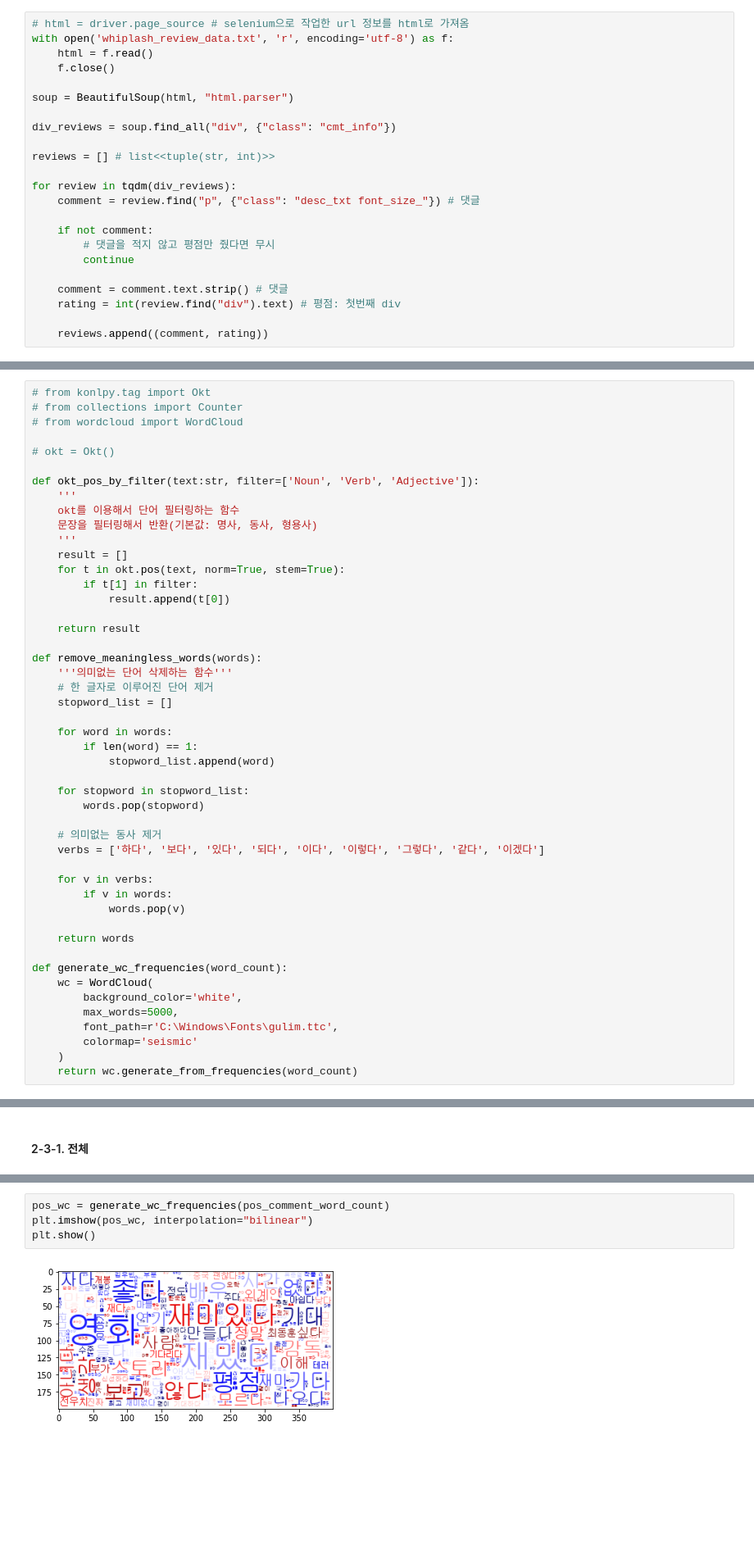
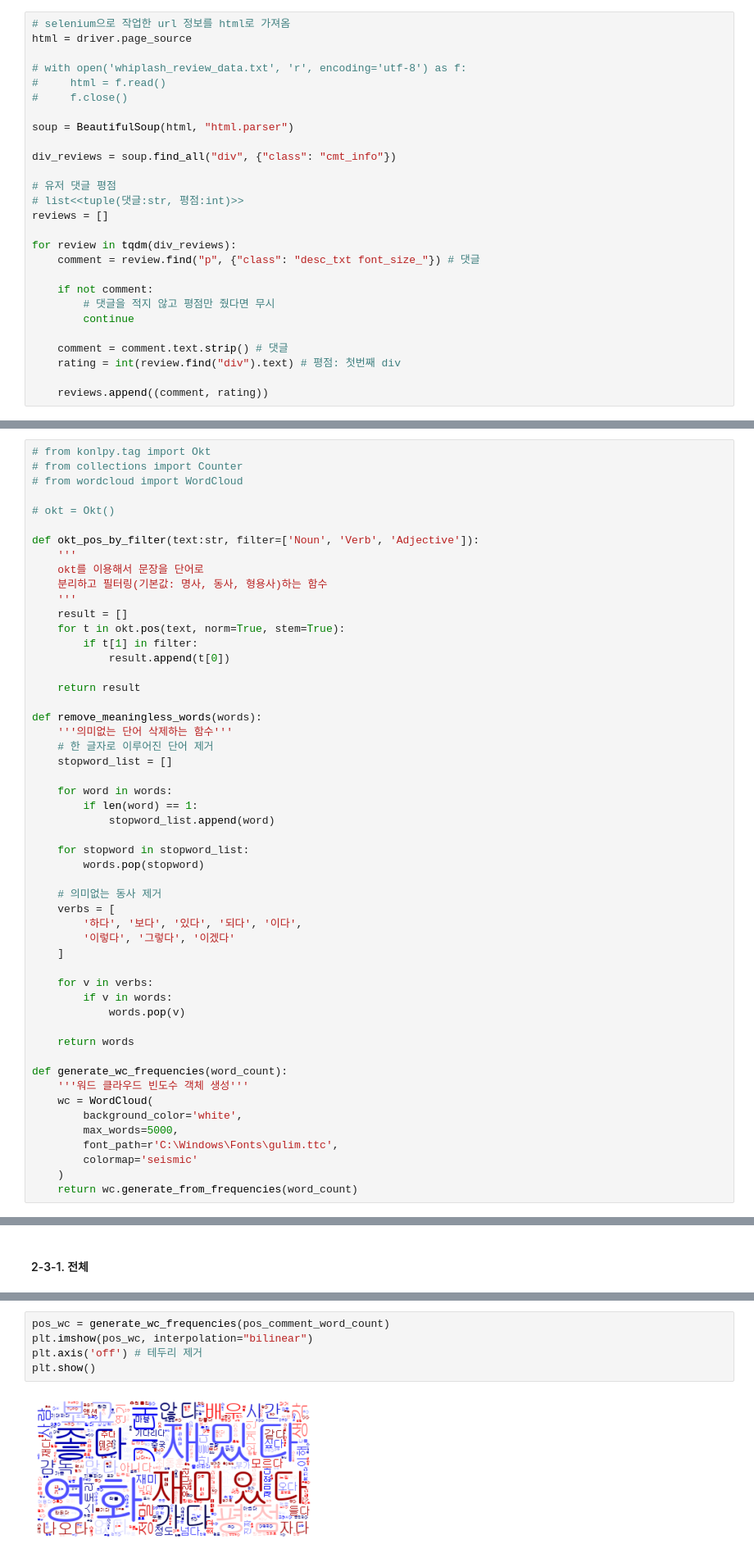
Before and after one commit to Eui9179/AI-DS, a Jupyter notebook: Exercises/final/movie_review_analysis.ipynb, the cells around one changed output, grey strips where cells are left out. Shown at 82% size. Drawn from its saved outputs; the diff is of its cells as text; blank space fills up the shorter version.

```diff
--- a/Exercises/final/movie_review_analysis.ipynb
+++ b/Exercises/final/movie_review_analysis.ipynb
@@ -74,14 +64,18 @@ soup = BeautifulSoup(html.read(), "html.parser")
 # %%
-# html = driver.page_source # selenium으로 작업한 url 정보를 html로 가져옴
-with open('whiplash_review_data.txt', 'r', encoding='utf-8') as f:
-    html = f.read()
-    f.close()
+# selenium으로 작업한 url 정보를 html로 가져옴
+html = driver.page_source
+
+# with open('whiplash_review_data.txt', 'r', encoding='utf-8') as f:
+#     html = f.read()
+#     f.close()
 
 soup = BeautifulSoup(html, "html.parser")
 
 div_reviews = soup.find_all("div", {"class": "cmt_info"})
 
-reviews = [] # list<<tuple(str, int)>>
+# 유저 댓글 평점
+# list<<tuple(댓글:str, 평점:int)>>
+reviews = []
 
 for review in tqdm(div_reviews):
     comment = review.find("p", {"class": "desc_txt font_size_"}) # 댓글
@@ -107,8 +110,8 @@ for review in tqdm(div_reviews):
 
 def okt_pos_by_filter(text:str, filter=['Noun', 'Verb', 'Adjective']):
     '''
-    okt를 이용해서 단어 필터링하는 함수
-    문장을 필터링해서 반환(기본값: 명사, 동사, 형용사)
+    okt를 이용해서 문장을 단어로
+    분리하고 필터링(기본값: 명사, 동사, 형용사)하는 함수
     '''
     result = []
     for t in okt.pos(text, norm=True, stem=True):
@@ -130,7 +133,10 @@ def remove_meaningless_words(words):
         words.pop(stopword)
 
     # 의미없는 동사 제거
-    verbs = ['하다', '보다', '있다', '되다', '이다', '이렇다', '그렇다', '같다', '이겠다']
+    verbs = [
+        '하다', '보다', '있다', '되다', '이다',
+        '이렇다', '그렇다', '이겠다'
+    ]
 
     for v in verbs:
         if v in words:
@@ -139,6 +145,7 @@ def remove_meaningless_words(words):
     return words
 
 def generate_wc_frequencies(word_count):
+    '''워드 클라우드 빈도수 객체 생성'''
     wc = WordCloud(
         background_color='white',
         max_words=5000,
@@ -195,7 +206,8 @@ plt.show()
 # %%
 pos_wc = generate_wc_frequencies(pos_comment_word_count)
 plt.imshow(pos_wc, interpolation="bilinear")
+plt.axis('off') # 테두리 제거
 plt.show()
 # %% [output]
-[figure, old version]
+[figure, new version]
 # %% [markdown]
```
Also changed, not shown: parts of 26 cells of this notebook, 2 other files.
